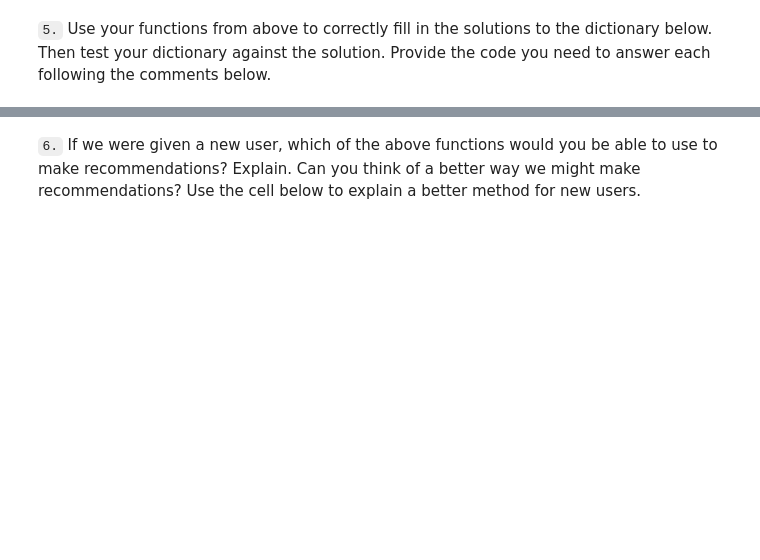
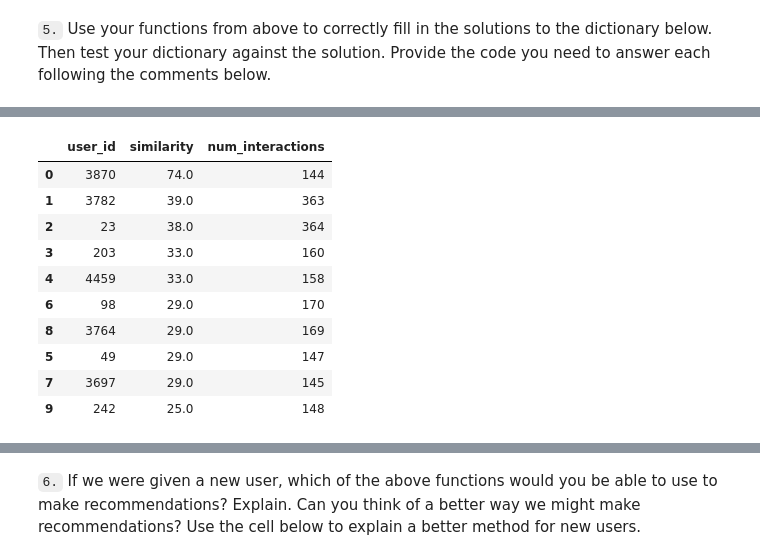
Before and after one commit to vikramtharakan/IBM_recommendations, a Jupyter notebook: Recommendations_with_IBM.ipynb, the cells around one changed output, grey strips where cells are left out. Saved outputs shown, nothing was run; the diff lists cells and outputs as text; code cells hidden in the pictures; blank space fills up the shorter version.

```diff
--- a/Recommendations_with_IBM.ipynb
+++ b/Recommendations_with_IBM.ipynb
@@ -424,9 +527,31 @@ def get_top_sorted_users(user_id, df=df, user_item=user_item):
 
     '''
     # Your code here
+    sim_matrix = np.dot(user_item, np.transpose(user_item))
+    idx = list(range(1,sim_matrix.shape[0]+1))
+    user_df = pd.DataFrame(sim_matrix, index=idx, columns=idx)
 
-    return neighbors_df # Return the dataframe specified in the doc_string
+    # sort by similarity & remove the own user's id
+    user_df = user_df.drop([user_id])
 
+    # create list of just the ids
+    similarness = user_df[user_id].sort_values(ascending= False).tolist()
+    most_similar_users = user_df[user_id].sort_values(ascending= False).index.tolist()
+    dictionary1 = {'user_id':most_similar_users,'similarity':similarness}
+
+    temp_df = df.copy()
+    temp_df = temp_df[temp_df['user_id'] != user_id]
+    num_interactions_ids = temp_df.user_id.value_counts().index
+    num_interactions = temp_df.user_id.value_counts()
+    dictionary2 = {'user_id':num_interactions_ids,'num_interactions':num_interactions}
+
+    df_1 = pd.DataFrame(dictionary1)
+    df_2 = pd.DataFrame(dictionary2)
+    neighbors_df = pd.merge(df_1, df_2, on='user_id')
+    neighbors_df = neighbors_df.sort_values(['similarity', 'num_interactions'], ascending=False)
+
+    #return neighbors_df # Return the dataframe specified in the doc_string
+    return neighbors_df
 
 def user_user_recs_part2(user_id, m=10):
     '''
@@ -452,6 +577,23 @@ def user_user_recs_part2(user_id, m=10):
 
     '''
     # Your code here
+    user_article_ids, user_article_names = get_user_articles(user_id, user_item=user_item)
+
+    ##### most_similar_users = find_similar_users(user_id, user_item=user_item)
+    most_similar_users = get_top_sorted_users(user_id).user_id.tolist()
+
+    recs = np.array([])
+    #recs = list()
+    for similar_user in most_similar_users:
+        article_ids, article_names = get_user_articles(similar_user, user_item=user_item)
+        new_articles = np.setdiff1d(article_ids, user_article_ids, assume_unique=True)
+        recs = np.unique(np.concatenate([new_articles, recs], axis=0))
+        #recs.append(new_articles)
+        #recs = [item for sublist in recs for item in sublist]
+        if len(recs) > m-1:
+            break
+    recs = recs[:m]
+    rec_names = get_article_names(recs)
 
     return recs, rec_names
 # %%
@@ -467,3 +627,19 @@ print(rec_names)
+# %%
+# --- answers question 2 below ---
+p2 = get_top_sorted_users(131, df=df, user_item=user_item)
+p2.head(10)
+# %% [output]
+|  | user_id | similarity | num_interactions |
+| 0 | 3870 | 74.0 | 144 |
+| 1 | 3782 | 39.0 | 363 |
+| 2 | 23 | 38.0 | 364 |
+| 3 | 203 | 33.0 | 160 |
+| 4 | 4459 | 33.0 | 158 |
+| 6 | 98 | 29.0 | 170 |
+| 8 | 3764 | 29.0 | 169 |
+| 5 | 49 | 29.0 | 147 |
+| 7 | 3697 | 29.0 | 145 |
+| 9 | 242 | 25.0 | 148 |
 # %%
 ### Tests with a dictionary of results
 
```
Also changed, not shown: parts of 28 cells of this notebook.
